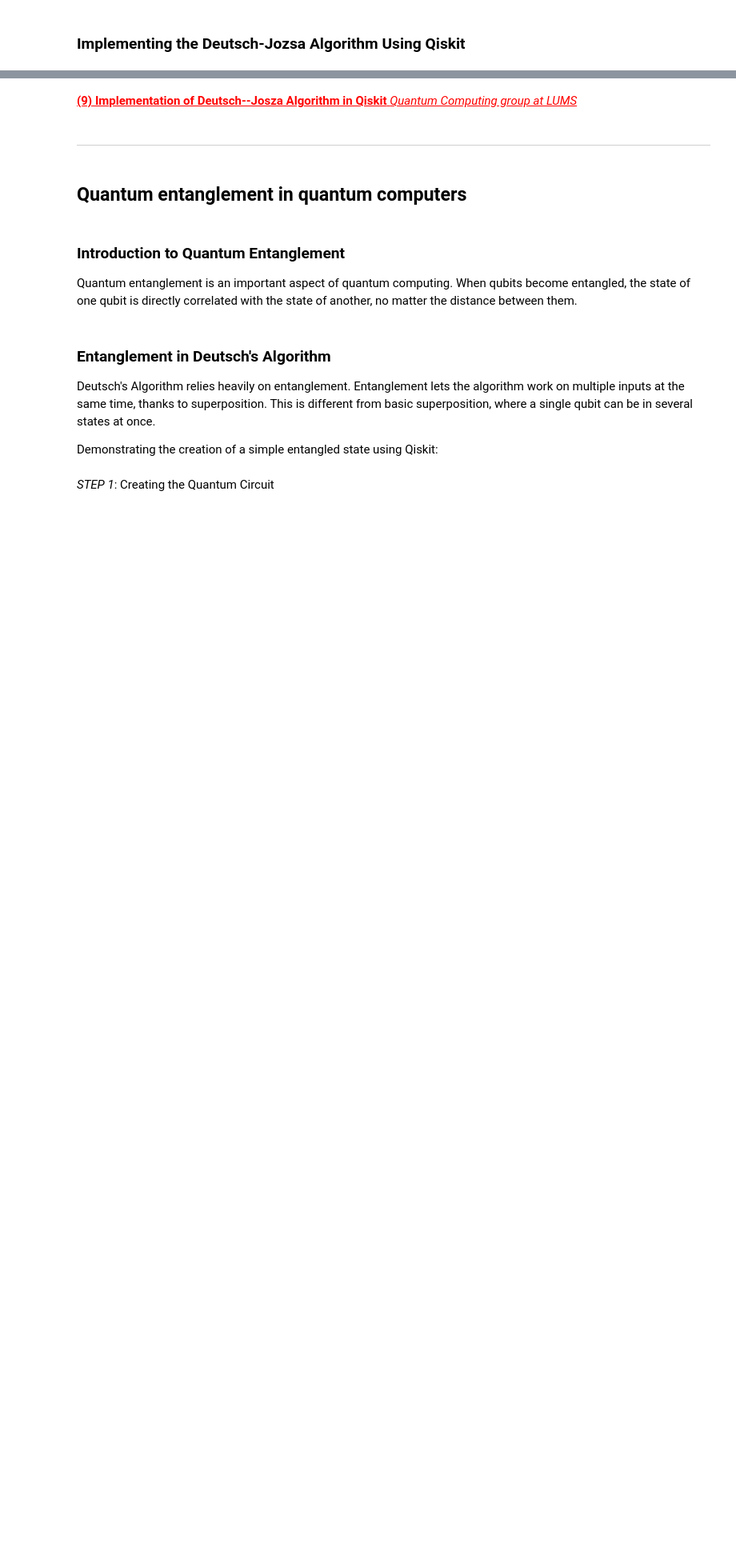
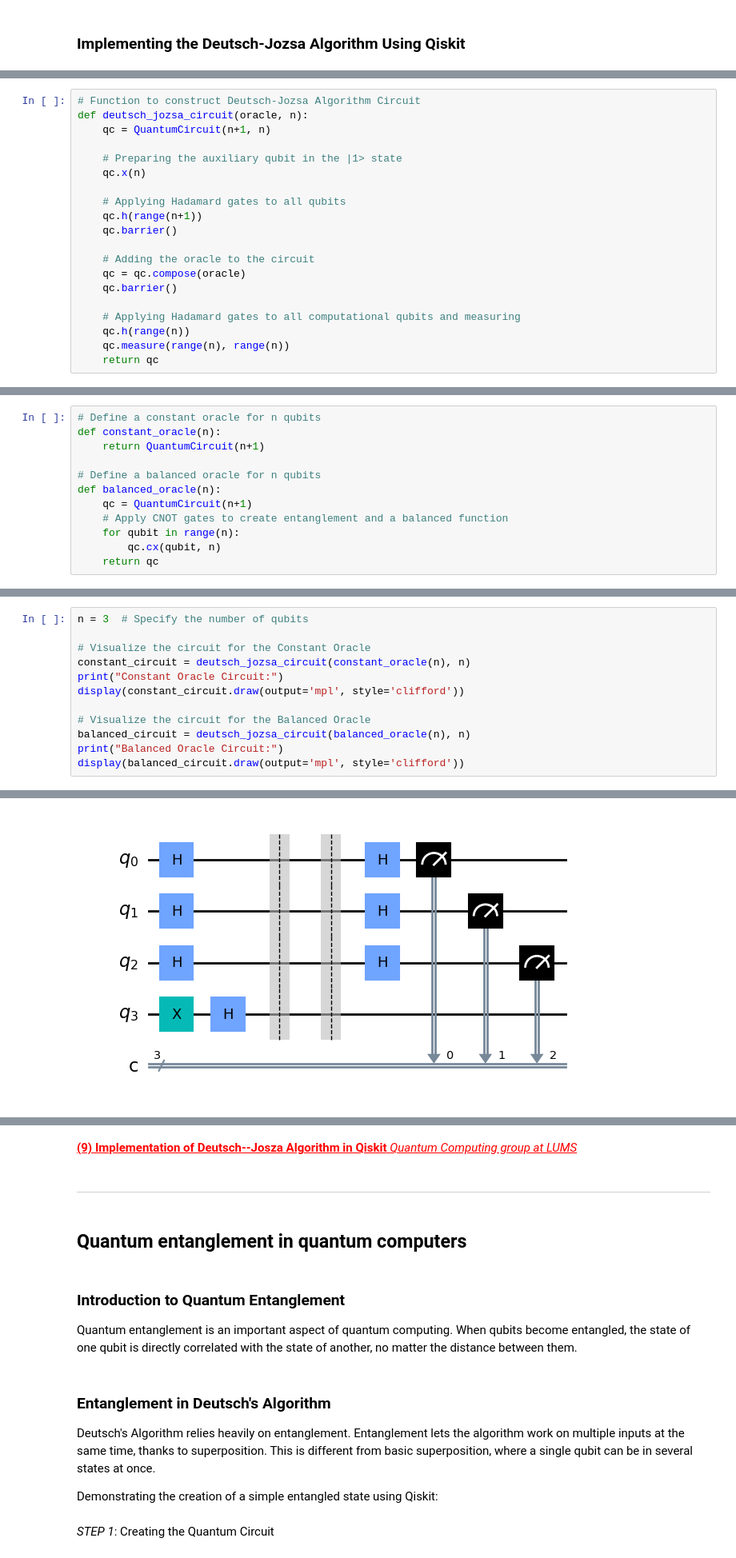
Before and after one commit to RazzaNoonan/EmergingTechnologies, a Jupyter notebook: project.ipynb, the cells around one changed output, grey strips where cells are left out. Shown at 80% size. Drawn from its saved outputs; the diff is of its cells as text; blank space fills up the shorter version.

```diff
--- a/project.ipynb
+++ b/project.ipynb
@@ -279,0 +236,20 @@ This algorithm shows how quantum computing can be more effective than classical
+# %%
+# Function to construct Deutsch-Jozsa Algorithm Circuit
+def deutsch_jozsa_circuit(oracle, n):
+    qc = QuantumCircuit(n+1, n)
+
+    # Preparing the auxiliary qubit in the |1> state
+    qc.x(n)
+
+    # Applying Hadamard gates to all qubits
+    qc.h(range(n+1))
+    qc.barrier()
+
+    # Adding the oracle to the circuit
+    qc = qc.compose(oracle)
+    qc.barrier()
+
+    # Applying Hadamard gates to all computational qubits and measuring
+    qc.h(range(n))
+    qc.measure(range(n), range(n))
+    return qc
@@ -279,0 +259,12 @@ This algorithm shows how quantum computing can be more effective than classical
+# %%
+# Define a constant oracle for n qubits
+def constant_oracle(n):
+    return QuantumCircuit(n+1)
+
+# Define a balanced oracle for n qubits
+def balanced_oracle(n):
+    qc = QuantumCircuit(n+1)
+    # Apply CNOT gates to create entanglement and a balanced function
+    for qubit in range(n):
+        qc.cx(qubit, n)
+    return qc
@@ -279,0 +274,13 @@ This algorithm shows how quantum computing can be more effective than classical
+# %%
+n = 3  # Specify the number of qubits
+
+# Visualize the circuit for the Constant Oracle
+constant_circuit = deutsch_jozsa_circuit(constant_oracle(n), n)
+print("Constant Oracle Circuit:")
+display(constant_circuit.draw(output='mpl', style='clifford'))
+
+# Visualize the circuit for the Balanced Oracle
+balanced_circuit = deutsch_jozsa_circuit(balanced_oracle(n), n)
+print("Balanced Oracle Circuit:")
+display(balanced_circuit.draw(output='mpl', style='clifford'))
+# %% [output]
@@ -279,0 +288 @@ This algorithm shows how quantum computing can be more effective than classical
+[figure, added]
```
Also changed, not shown: parts of 54 cells of this notebook, 1 other file.
